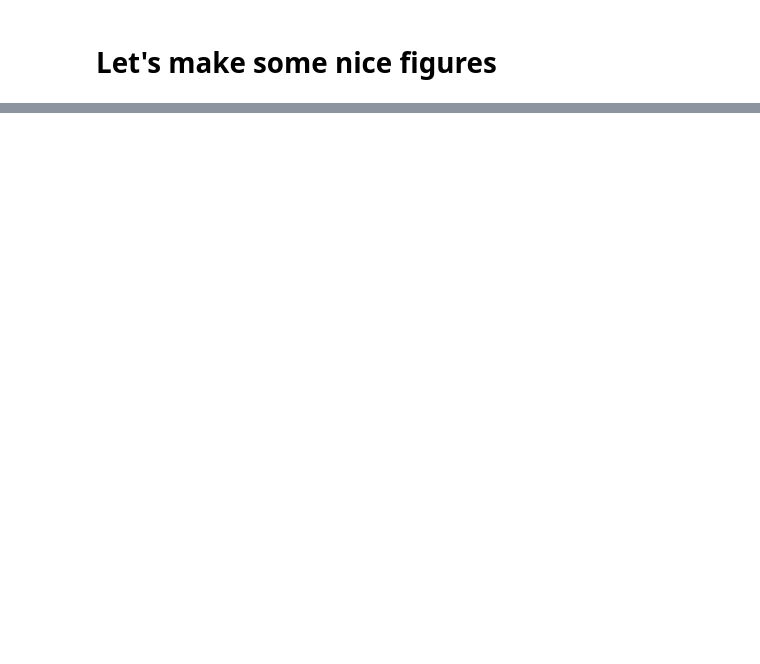
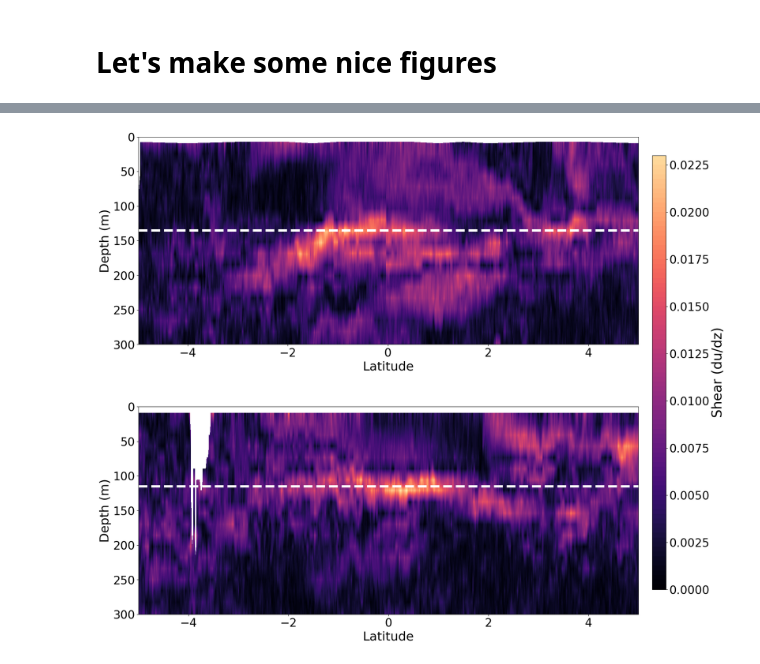
Before and after one commit to GHOpenonic/equatorial-pacific-turbulent-mixing, a Jupyter notebook: analysis_and_data/figures.ipynb, the cells around one changed output, grey strips where cells are left out. Cells and saved outputs as stored; diff of their text form; code cells hidden in the pictures; blank space fills up the shorter version.

```diff
--- a/analysis_and_data/figures.ipynb
+++ b/analysis_and_data/figures.ipynb
@@ -206,0 +219,33 @@ print(ri_count_2024)
+# %%
+# Create a grid of subplots
+fig, (ax1, ax2) = plt.subplots(2, 1, figsize=(20, 18))
+max_value = max(np.nanmax(shear_2023.values), np.nanmax(shear_2024.values))
+min_value = min(np.nanmin(shear_2023.values), np.nanmin(shear_2024.values))
+
+# 2023 zonal velocity
+contour1 = ax1.contourf(lat_binned_2023, P_binned_2023, shear_2023, levels=100, cmap='magma', vmax=max_value, vmin = min_value)
+ax1.axhline(y=135, color='white', linestyle='--', linewidth = 5)
+ax1.set_xlabel('Latitude')
+ax1.set_ylabel('Depth (m)')
+#ax1.set_title('2023 Zonal Velocity 180 degrees')
+ax1.set_ylim(0, 300)
+ax1.invert_yaxis()
+
+# 2024 zonal velocity
+contour2 = ax2.contourf(lat_binned_2024, P_binned_2024, shear_2024, levels=100, cmap='magma', vmax=max_value, vmin = min_value)
+ax2.axhline(y=115, color='white', linestyle='--', linewidth = 5)
+ax2.set_xlabel('Latitude')
+ax2.set_ylabel('Depth (m)')
+#ax2.set_title('2024 Zonal Velocity 167 degrees West')
+ax2.set_ylim(0, 300)
+ax2.invert_yaxis()
+
+# Adjust the layout to include a common colorbar on the right side
+plt.subplots_adjust(right=0.85, hspace=0.3)
+cbar_ax = fig.add_axes([0.87, 0.15, 0.02, 0.7])
+colorbar = plt.colorbar(contour1, cax=cbar_ax)
+colorbar.set_label('Shear (du/dz)', fontsize=20+8)
+#plt.savefig('Shear.png', dpi=300, bbox_inches='tight')
+plt.show()
+# %% [output]
+[figure, added]
```
Also changed, not shown: parts of 14 cells of this notebook.
